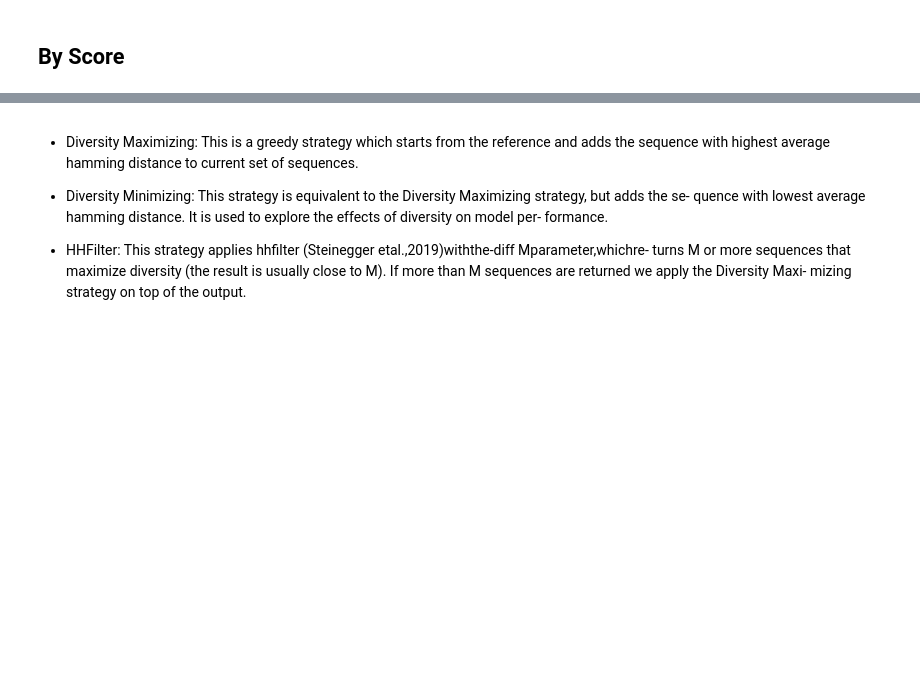
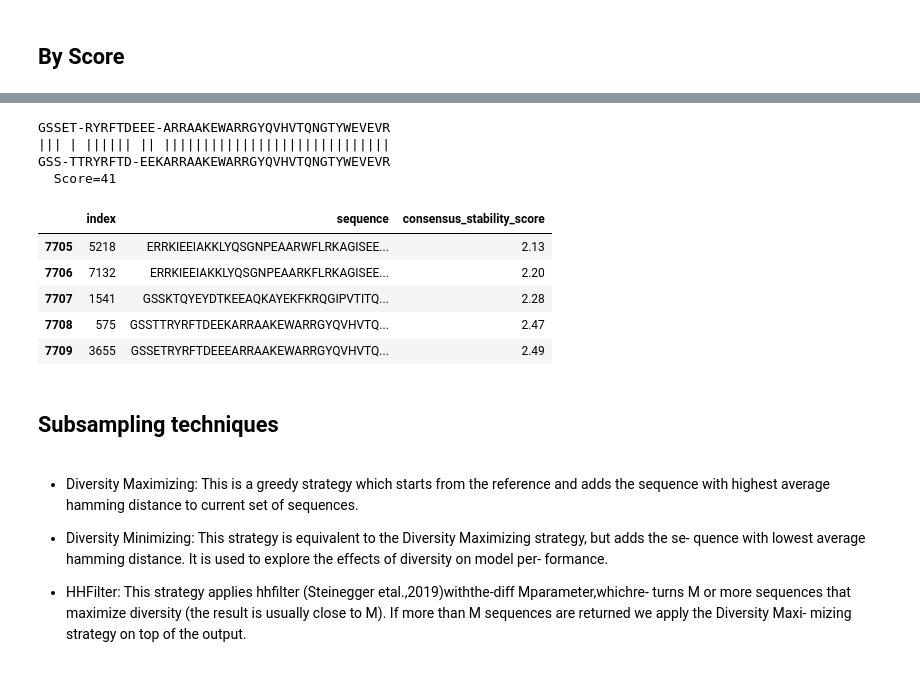
Before and after one commit to stepp1/protera-stability, a Jupyter notebook: parallel-synthesis/experiments/exploration.ipynb, the cells around one changed output, grey strips where cells are left out. Drawn from its saved outputs; the diff is of its cells as text; code cells hidden in the pictures; blank space fills up the shorter version.

```diff
--- a/parallel-synthesis/experiments/exploration.ipynb
+++ b/parallel-synthesis/experiments/exploration.ipynb
@@ -118,12 +146,25 @@ sorted_train.head(20)
 # %%
 alignment = pairwise2.align.globalxx(
     sorted_train['sequence'][len(sorted_train)-1],
     sorted_train['sequence'][len(sorted_train)-2]
 )
 
 print(pairwise2.format_alignment(*alignment[0]))
 
-sorted_train.tail(20)
+sorted_train.tail(5)
+# %% [output]
+GSSET-RYRFTDEEE-ARRAAKEWARRGYQVHVTQNGTYWEVEVR
+||| | |||||| || |||||||||||||||||||||||||||||
+GSS-TTRYRFTD-EEKARRAAKEWARRGYQVHVTQNGTYWEVEVR
+  Score=41
+|  | index | sequence | consensus_stability_score |
+| 7705 | 5218 | ERRKIEEIAKKLYQSGNPEAARWFLRKAGISEE... | 2.13 |
+| 7706 | 7132 | ERRKIEEIAKKLYQSGNPEAARKFLRKAGISEE... | 2.20 |
+| 7707 | 1541 | GSSKTQYEYDTKEEAQKAYEKFKRQGIPVTITQ... | 2.28 |
+| 7708 | 575 | GSSTTRYRFTDEEKARRAAKEWARRGYQVHVTQ... | 2.47 |
+| 7709 | 3655 | GSSETRYRFTDEEEARRAAKEWARRGYQVHVTQ... | 2.49 |
+# %% [markdown]
+## Subsampling techniques
 # %% [markdown]
 * Diversity Maximizing: This is a greedy strategy which starts from the reference and adds the sequence with highest average hamming distance to current set of sequences.
 
```
Also changed, not shown: parts of 14 cells of this notebook.
